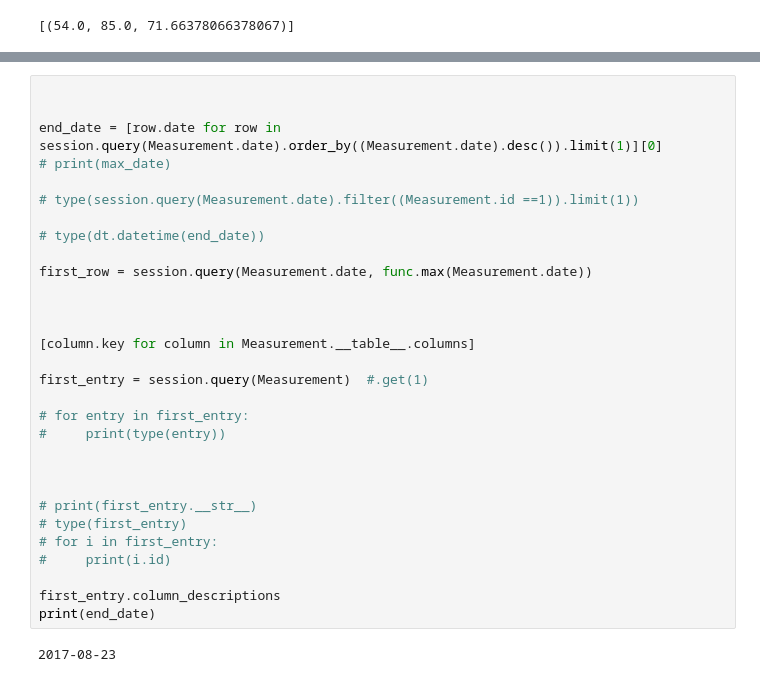
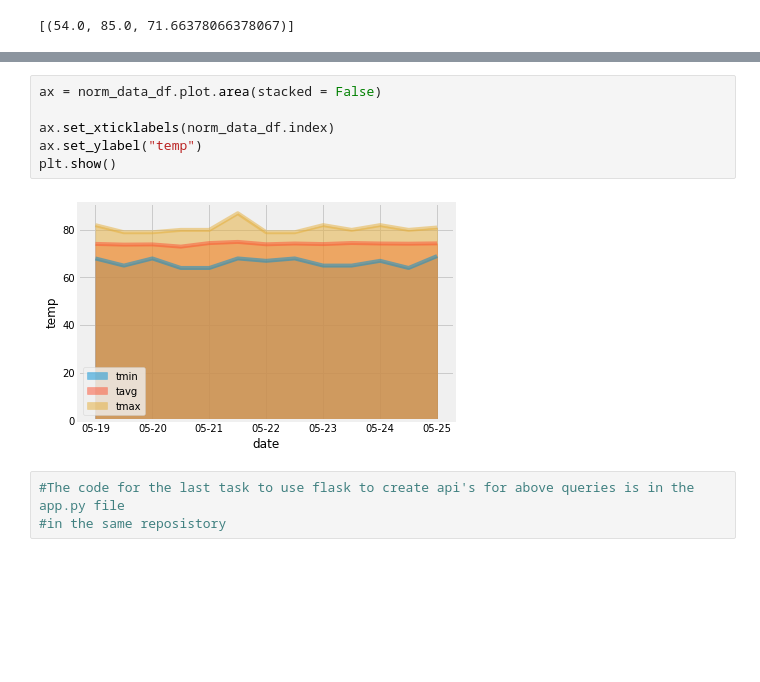
Before and after one commit to sbogdan-sb/Homework10, a Jupyter notebook: Hawaii_Climate.ipynb, the cells around one changed output, grey strips where cells are left out. Saved outputs shown, nothing was run; the diff lists cells and outputs as text; blank space fills up the shorter version.

```diff
--- a/Hawaii_Climate.ipynb
+++ b/Hawaii_Climate.ipynb
@@ -311,32 +262,11 @@ for date in datelist:
-# %%
-
-
-end_date = [row.date for row in session.query(Measurement.date).order_by((Measurement.date).desc()).limit(1)][0]
-# print(max_date)
-
-# type(session.query(Measurement.date).filter((Measurement.id ==1)).limit(1))
-
-# type(dt.datetime(end_date))
-
-first_row = session.query(Measurement.date, func.max(Measurement.date))
-
-
-
-[column.key for column in Measurement.__table__.columns]
-
-first_entry = session.query(Measurement)  #.get(1)
-
-# for entry in first_entry:
-#     print(type(entry))
-
-
-
-# print(first_entry.__str__)
-# type(first_entry)
-# for i in first_entry:
-#     print(i.id)
-
-first_entry.column_descriptions
-print(end_date)
-# %% [output]
-2017-08-23
+# %%
+ax = norm_data_df.plot.area(stacked = False)
+
+ax.set_xticklabels(norm_data_df.index)
+ax.set_ylabel("temp")
+plt.show()
+# %% [output]
+[figure, added]
+# %%
+#The code for the last task to use flask to create api's for above queries is in the app.py file
+#in the same reposistory
```
Also changed, not shown: parts of 10 cells of this notebook, 3 other files.
